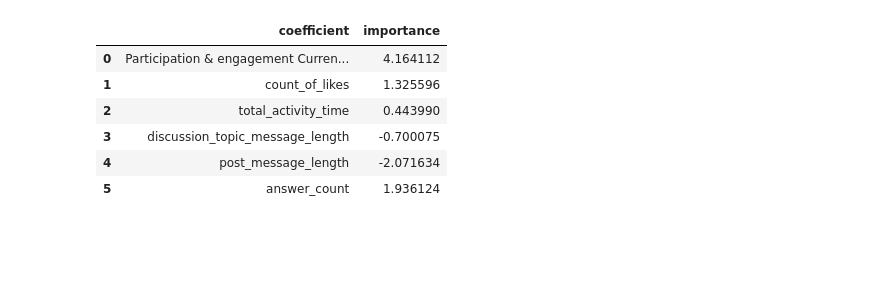
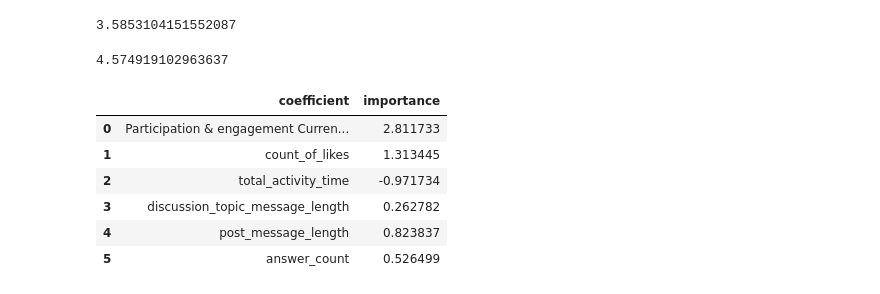
Before and after one commit to UBC-LA-Hackathon/hack-la-2022, a Jupyter notebook: main.ipynb, the cells around one changed output. Drawn from its saved outputs; the diff is of its cells as text; code cells hidden in the pictures; blank space fills up the shorter version.

```diff
--- a/main.ipynb
+++ b/main.ipynb
@@ -164,12 +197,12 @@ grid_search.score(X_test, y_test)
 # %%
-x = 10.0**np.arange(-50, 0, 1)
+x = 10.0**np.arange(-5,3, 0.01)
 res = []
 for i in (x):
     ridge = Ridge(alpha=i)
 
     pipe = make_pipeline(StandardScaler(), ridge)
     pipe.fit(X_train, y_train)
-    res.append(pipe.score(X_train, y_train))
+    res.append(mean_squared_error(pipe.predict(X_test),y_test, squared = False))
 # %%
 plt.plot(x, res)
 plt.xlabel('Alpha')
@@ -180,5 +213,6 @@ Text(0, 0.5, 'Score')
 # %%
-ridge = Ridge(alpha=1e-50)
+from sklearn.linear_model import RidgeCV
+ridge = RidgeCV(x)
 
 pipe = make_pipeline(StandardScaler(), ridge)
 pipe.fit(X_train, y_train)
@@ -186,6 +220,4 @@ pipe.fit(X_train, y_train)
 pd.DataFrame(np.array([pipe.predict(X_test),
              y_test]).T,
              columns = ['prediction', 'target'])
-
-pipe.score(X_train, y_train)
 # %% [output]
@@ -193,14 +232,22 @@ pipe.score(X_train, y_train)
+# %%
+mean_squared_error(pipe.predict(X_train),y_train, squared = False)
+# %% [output]
+3.5853104151552087
+# %%
+mean_squared_error(pipe.predict(X_test),y_test, squared = False)
+# %% [output]
+4.574919102963637
 # %%
-coeffs = pipe['ridge'].coef_
+coeffs = pipe['ridgecv'].coef_
 feature_names = X_train.columns
 viz_df = pd.DataFrame(coeffs,feature_names).reset_index()
 viz_df.columns = ['coefficient', 'importance']
 viz_df
 # %% [output]
 |  | coefficient | importance |
-| 0 | Participation & engagement Curren... | 4.164112 |
-| 1 | count_of_likes | 1.325596 |
-| 2 | total_activity_time | 0.443990 |
-| 3 | discussion_topic_message_length | -0.700075 |
-| 4 | post_message_length | -2.071634 |
-| 5 | answer_count | 1.936124 |
+| 0 | Participation & engagement Curren... | 2.811733 |
+| 1 | count_of_likes | 1.313445 |
+| 2 | total_activity_time | -0.971734 |
+| 3 | discussion_topic_message_length | 0.262782 |
+| 4 | post_message_length | 0.823837 |
+| 5 | answer_count | 0.526499 |
```
Also changed, not shown: parts of 35 cells of this notebook, 2 other files.
